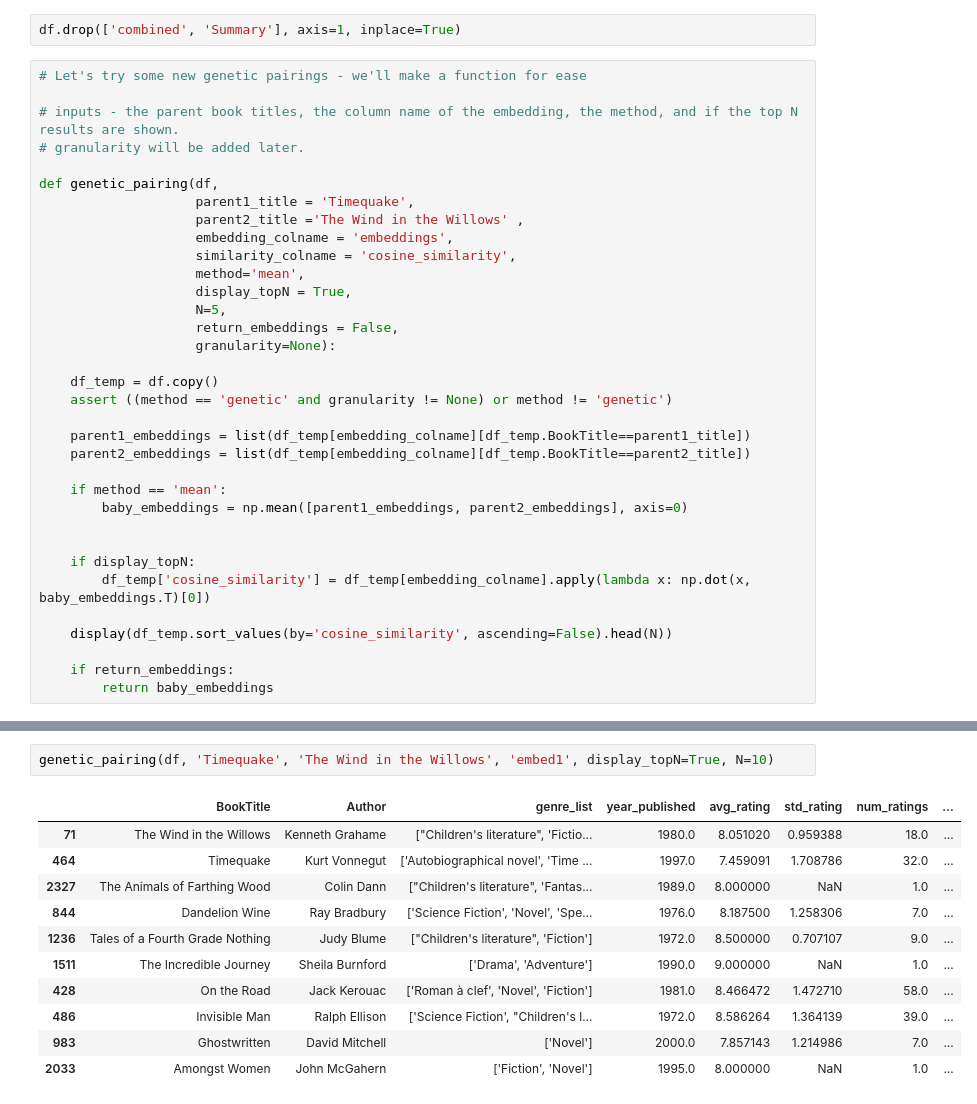
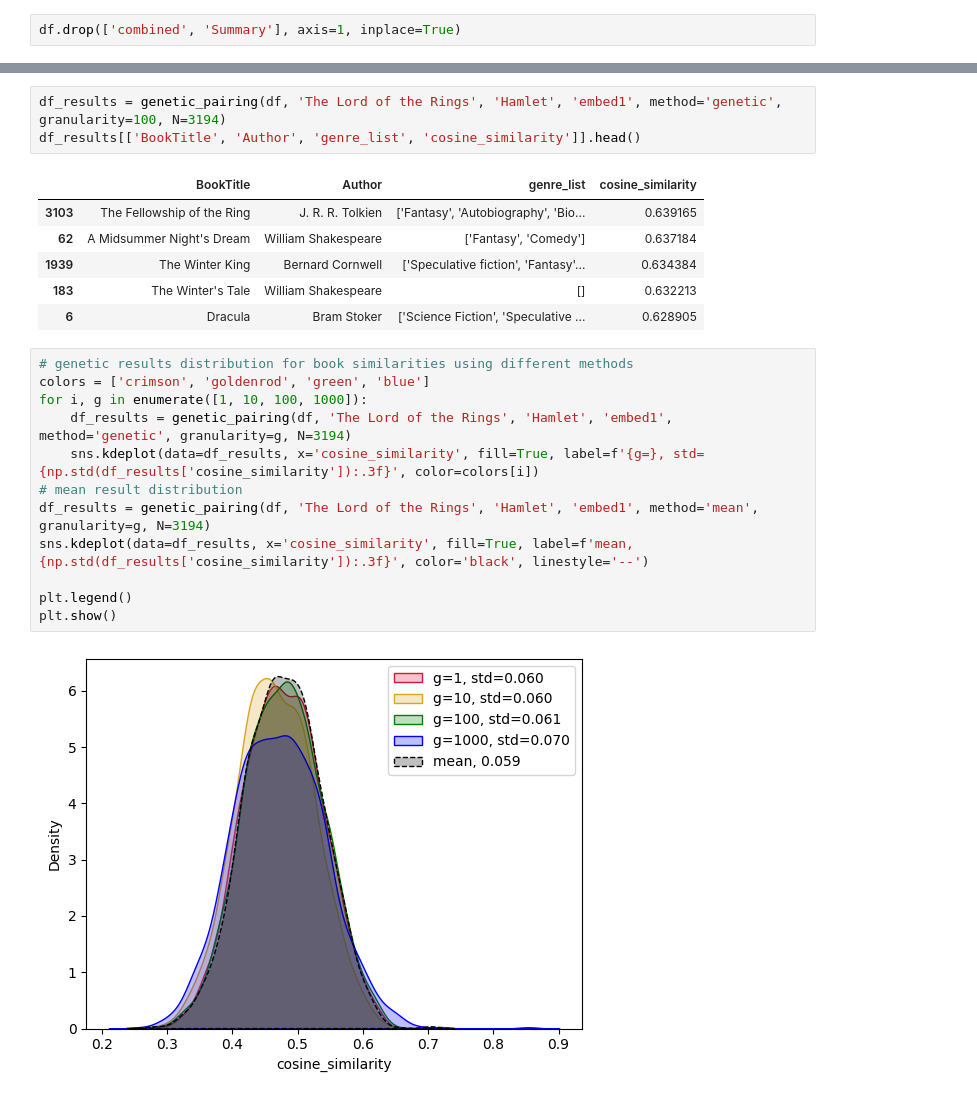
Before and after one commit to zemerica/book_babies, a Jupyter notebook: BookBabies_Embeddings1.ipynb, the cells around one changed output, grey strips where cells are left out. Cells and saved outputs as stored; diff of their text form.

Commit message:
genetic pairing added

```diff
--- a/BookBabies_Embeddings1.ipynb
+++ b/BookBabies_Embeddings1.ipynb
@@ -281,36 +268,2 @@ numpy.ndarray
 # %%
 df.drop(['combined', 'Summary'], axis=1, inplace=True)
-# %%
-# Let's try some new genetic pairings - we'll make a function for ease
-
-# inputs - the parent book titles, the column name of the embedding, the method, and if the top N results are shown.
-# granularity will be added later.
-
-def genetic_pairing(df,
-                    parent1_title = 'Timequake',
-                    parent2_title ='The Wind in the Willows' ,
-                    embedding_colname = 'embeddings',
-                    similarity_colname = 'cosine_similarity',
-                    method='mean',
-                    display_topN = True,
-                    N=5,
-                    return_embeddings = False,
-                    granularity=None):
-
-    df_temp = df.copy()
-    assert ((method == 'genetic' and granularity != None) or method != 'genetic')
-
-    parent1_embeddings = list(df_temp[embedding_colname][df_temp.BookTitle==parent1_title])
-    parent2_embeddings = list(df_temp[embedding_colname][df_temp.BookTitle==parent2_title])
-
-    if method == 'mean':
-        baby_embeddings = np.mean([parent1_embeddings, parent2_embeddings], axis=0)
-
-
-    if display_topN:
-        df_temp['cosine_similarity'] = df_temp[embedding_colname].apply(lambda x: np.dot(x, baby_embeddings.T)[0])
-
-    display(df_temp.sort_values(by='cosine_similarity', ascending=False).head(N))
-
-    if return_embeddings:
-        return baby_embeddings
@@ -317,14 +324,24 @@ def genetic_pairing(df,
 # %%
-genetic_pairing(df, 'Timequake', 'The Wind in the Willows', 'embed1', display_topN=True, N=10)
+df_results = genetic_pairing(df, 'The Lord of the Rings', 'Hamlet', 'embed1', method='genetic', granularity=100, N=3194)
+df_results[['BookTitle', 'Author', 'genre_list', 'cosine_similarity']].head()
 # %% [output]
-|  | BookTitle | Author | genre_list | year_published | avg_rating | std_rating | num_ratings | ... |
-| 71 | The Wind in the Willows | Kenneth Grahame | ["Children's literature", 'Fictio... | 1980.0 | 8.051020 | 0.959388 | 18.0 | ... |
-| 464 | Timequake | Kurt Vonnegut | ['Autobiographical novel', 'Time ... | 1997.0 | 7.459091 | 1.708786 | 32.0 | ... |
-| 2327 | The Animals of Farthing Wood | Colin Dann | ["Children's literature", 'Fantas... | 1989.0 | 8.000000 | NaN | 1.0 | ... |
-| 844 | Dandelion Wine | Ray Bradbury | ['Science Fiction', 'Novel', 'Spe... | 1976.0 | 8.187500 | 1.258306 | 7.0 | ... |
-| 1236 | Tales of a Fourth Grade Nothing | Judy Blume | ["Children's literature", 'Fiction'] | 1972.0 | 8.500000 | 0.707107 | 9.0 | ... |
-| 1511 | The Incredible Journey | Sheila Burnford | ['Drama', 'Adventure'] | 1990.0 | 9.000000 | NaN | 1.0 | ... |
-| 428 | On the Road | Jack Kerouac | ['Roman à clef', 'Novel', 'Fiction'] | 1981.0 | 8.466472 | 1.472710 | 58.0 | ... |
-| 486 | Invisible Man | Ralph Ellison | ['Science Fiction', "Children's l... | 1972.0 | 8.586264 | 1.364139 | 39.0 | ... |
-| 983 | Ghostwritten | David Mitchell | ['Novel'] | 2000.0 | 7.857143 | 1.214986 | 7.0 | ... |
-| 2033 | Amongst Women | John McGahern | ['Fiction', 'Novel'] | 1995.0 | 8.000000 | NaN | 1.0 | ... |
+|  | BookTitle | Author | genre_list | cosine_similarity |
+| 3103 | The Fellowship of the Ring | J. R. R. Tolkien | ['Fantasy', 'Autobiography', 'Bio... | 0.639165 |
+| 62 | A Midsummer Night's Dream | William Shakespeare | ['Fantasy', 'Comedy'] | 0.637184 |
+| 1939 | The Winter King | Bernard Cornwell | ['Speculative fiction', 'Fantasy'... | 0.634384 |
+| 183 | The Winter's Tale | William Shakespeare | [] | 0.632213 |
+| 6 | Dracula | Bram Stoker | ['Science Fiction', 'Speculative ... | 0.628905 |
+# %%
+# genetic results distribution for book similarities using different methods
+colors = ['crimson', 'goldenrod', 'green', 'blue']
+for i, g in enumerate([1, 10, 100, 1000]):
+    df_results = genetic_pairing(df, 'The Lord of the Rings', 'Hamlet', 'embed1', method='genetic', granularity=g, N=3194)
+    sns.kdeplot(data=df_results, x='cosine_similarity', fill=True, label=f'{g=}, std={np.std(df_results['cosine_similarity']):.3f}', color=colors[i])
+# mean result distribution
+df_results = genetic_pairing(df, 'The Lord of the Rings', 'Hamlet', 'embed1', method='mean', granularity=g, N=3194)
+sns.kdeplot(data=df_results, x='cosine_similarity', fill=True, label=f'mean, {np.std(df_results['cosine_similarity']):.3f}', color='black', linestyle='--')
+
+plt.legend()
+plt.show()
+# %% [output]
+[figure, added]
```
Also changed, not shown: parts of 15 cells of this notebook, 2 other files.
